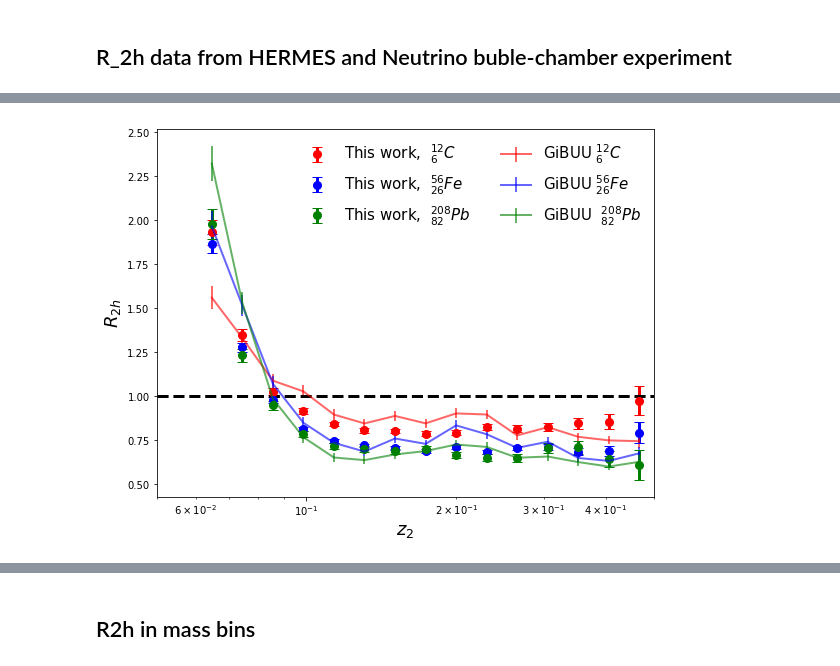
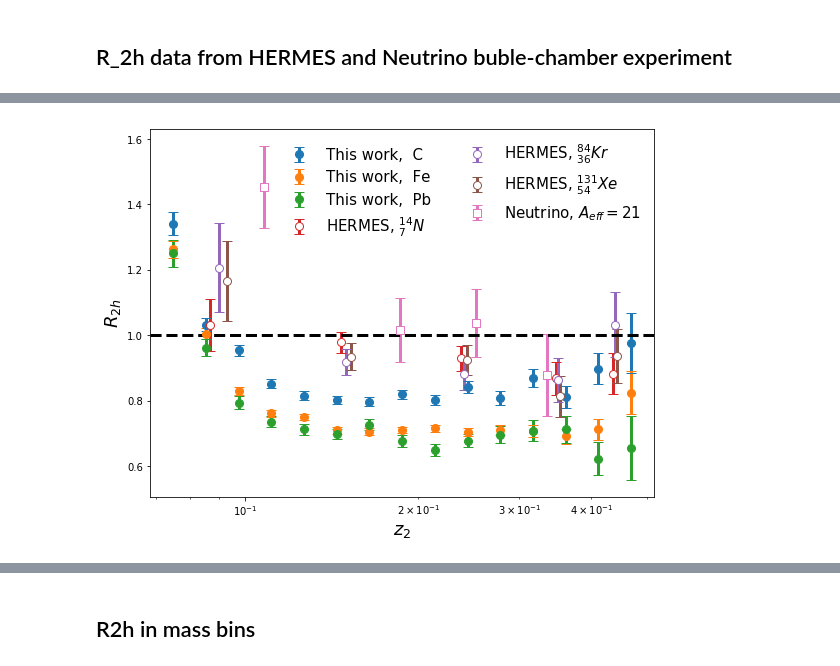
Before and after one commit to miguelignacio/eg2dihadron, a Jupyter notebook: EG2_R2h.ipynb, the cells around one changed output, grey strips where cells are left out. Drawn from its saved outputs; the diff is of its cells as text; code cells hidden in the pictures.

Commit message:
add plots that show that Fe is actually different from Pb

```diff
--- a/EG2_R2h.ipynb
+++ b/EG2_R2h.ipynb
@@ -48,7 +50,7 @@ def applyCuts(fullDataframe,name='default',isMC=False):
     dataframe = applyCut(dataframe, 'Q2>1.0', 'Q2>1.0 :')
     #dataframe = applyCut(dataframe, 'W>2.0', 'W>2.0 :')
     #dataframe = applyCut(dataframe, 'Nu>3.5', 'Nu>3.5 :')
-
+    dataframe = applyCut(dataframe, 'pid>0', 'pid>0 :')
     dataframe = applyCut(dataframe, 'z>0.5', 'z>0.5 :')
     dataframe = applyCut(dataframe, 'P <2.5 ', 'P<2.5 ')
     dataframe = applyCut(dataframe, 'inelasticity<0.85','inelasticity < 0.85')
@@ -205,5 +219,0 @@ inelasticity < 0.85 554394  (97.90  %)
-# %%
-#nominal (no selection)
-r_C, err_C,x   = getRatio(df['C'], df['D_C'], df_trigger['C_trigger'], df_trigger['D_C_trigger'])
-r_Fe, err_Fe,x = getRatio(df['Fe'],df['D_Fe'],df_trigger['Fe_trigger'],df_trigger['D_Fe_trigger'])
-r_Pb, err_Pb,x = getRatio(df['Pb'],df['D_Pb'],df_trigger['Pb_trigger'],df_trigger['D_Pb_trigger'])
@@ -212,7 +220,3 @@ r_Pb, err_Pb,x = getRatio(df['Pb'],df['D_Pb'],df_trigger['Pb_trigger'],df_trigge
-# %%
-rMC_C, rMC_err_C,x = getRatio(df['GiBUU_C'],df['GiBUU_D'],df_trigger['GiBUU_C_trigger'],df_trigger['GiBUU_D_trigger'])
-rMC_Fe, rMC_err_Fe,x = getRatio(df['GiBUU_Fe'],df['GiBUU_D'],df_trigger['GiBUU_Fe_trigger'],df_trigger['GiBUU_D_trigger'])
-rMC_Pb, rMC_err_Pb,x = getRatio(df['GiBUU_Pb'],df['GiBUU_D'],df_trigger['GiBUU_Pb_trigger'],df_trigger['GiBUU_D_trigger'])
 # %% [markdown]
 ## R_2h data from HERMES and Neutrino buble-chamber experiment
 # %%
@@ -272,41 +276,38 @@ plt.show()
 # %%
 fig = plt.figure(figsize=(8,6))
 
-plt.errorbar(x,r_C,yerr=err_C,label='This work,  $^{12}_{6}C$',fmt='ro',ms=8,lw=3,capsize=5)
-plt.errorbar(x,r_Fe,yerr=err_Fe,label='This work,  $^{56}_{26}Fe$',fmt='bo',ms=8,lw=3,capsize=5)
-plt.errorbar(x,r_Pb,yerr=err_Pb,label='This work,  $^{208}_{82}Pb$',fmt='go',ms=8,lw=3,capsize=5)
-
-#Other data
-#plt.errorbar(hermes_x['N'], hermes_y['N'],yerr=hermes_ytotal['N'],fmt='o',label='HERMES, $^{14}_{7}N$',fillstyle=None,ms=8,capsize=5)
-#plt.errorbar(hermes_x['Kr'], hermes_y['Kr'],yerr=hermes_ytotal['Kr'],fmt='o',label='HERMES, $^{84}_{36}Kr$',fillstyle=None,ms=8,capsize=5)
-#plt.errorbar(hermes_x['Xe'], hermes_y['Xe'],yerr=hermes_ytotal['Xe'],fmt='o',label='HERMES, $^{131}_{54}Xe$',fillstyle=None,ms=8,capsize=5)
-#plt.errorbar(neutrino_x, neutrino_y,yerr=neutrino_yerror,fmt='s',mfc='white',label='Neutrino, $A_{eff}=21$',fillstyle=None,ms=8,capsize=5)
-
-
-plt.errorbar(x,rMC_C,yerr=rMC_err_C,label='GiBUU $^{12}_{6}C$',color='red',ms=8,lw=2,alpha=0.6)
-plt.errorbar(x,rMC_Fe,yerr=rMC_err_Fe,label='GiBUU $^{56}_{26}Fe$',color='blue',ms=8,lw=2,alpha=0.6)
-plt.errorbar(x,rMC_Pb,yerr=rMC_err_Pb,label='GiBUU  $^{208}_{82}Pb$',color='green',ms=8,lw=2,alpha=0.6)
-
+for target in ['C','Fe','Pb']:
+    r, err,x = getRatio(df['%s'%target], df['D_%s'%target],
+                        df_trigger['%s_trigger'%target], df_trigger['D_%s_trigger'%target],
+                        minz=0.07)
+    plt.errorbar(x,r,yerr=err,label='This work,  %s'%target,fmt='o',ms=8)
 
 plt.xlabel('$z_{2}$',fontsize=18)
 plt.ylabel('$R_{2h}$',fontsize=18)
+
+plt.errorbar(hermes_x['N'], hermes_y['N'],yerr=hermes_ytotal['N'],fmt='o',mfc='white',label='HERMES, $^{14}_{7}N$',fillstyle=None,ms=8,capsize=5)
+plt.errorbar(hermes_x['Kr'], hermes_y['Kr'],yerr=hermes_ytotal['Kr'],fmt='o',mfc='white',label='HERMES, $^{84}_{36}Kr$',fillstyle=None,ms=8,capsize=5)
+plt.errorbar(hermes_x['Xe'], hermes_y['Xe'],yerr=hermes_ytotal['Xe'],fmt='o',mfc='white',label='HERMES, $^{131}_{54}Xe$',fillstyle=None,ms=8,capsize=5)
+plt.errorbar(neutrino_x, neutrino_y,yerr=neutrino_yerror,fmt='s',mfc='white',label='Neutrino, $A_{eff}=21$',fillstyle=None,ms=8,capsize=5)
+
+
 
 #plt.ylim([0.5,1.5])
 #plt.xlim([0.00,0.5])
 
 
 plt.axhline(y=1.0,color='black',linestyle='--')
 plt.legend(loc='best',frameon=False,fontsize=15,ncol=2)
 
 plt.tight_layout()
 plt.savefig('ComparisonWithHermes_Linear.png')
 
 
-plt.xlim([0.05,0.5])
+#plt.xlim([0.05,0.5])
 
 plt.xscale('log')
 plt.savefig('ComparisonWithHermes_Log.png')
 
 plt.show()
 # %% [output]
-[figure, old version]
+[figure, new version]
```
Also changed, not shown: parts of 47 cells of this notebook, 2 other files.
